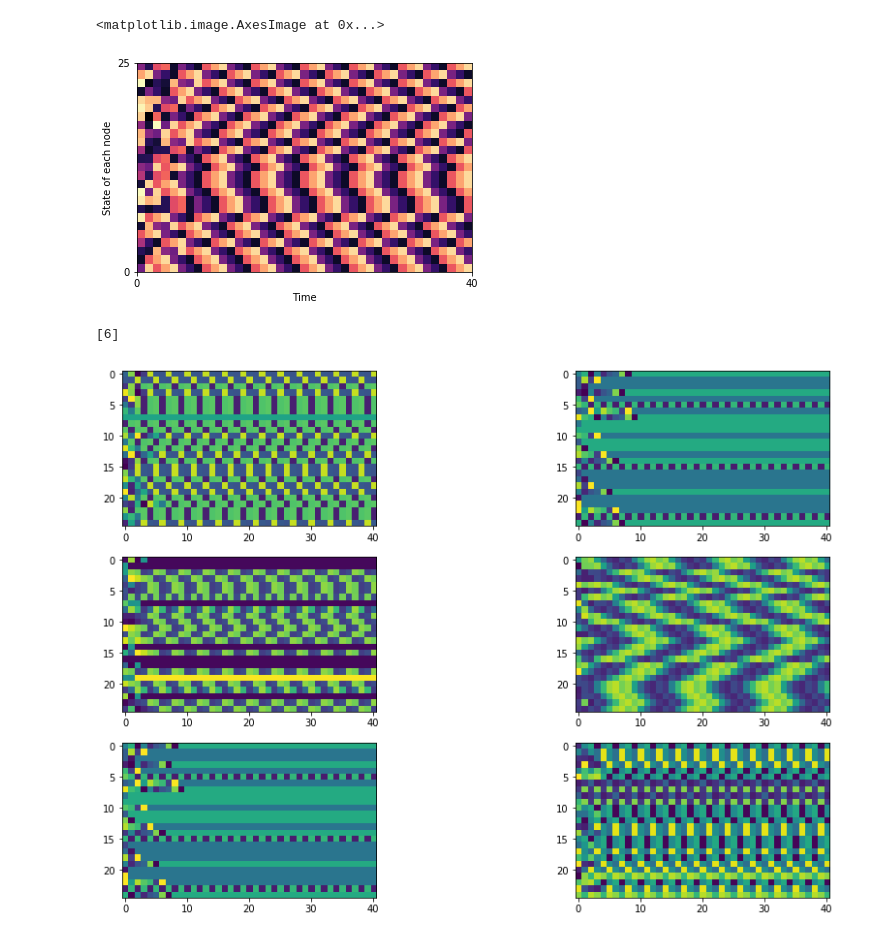
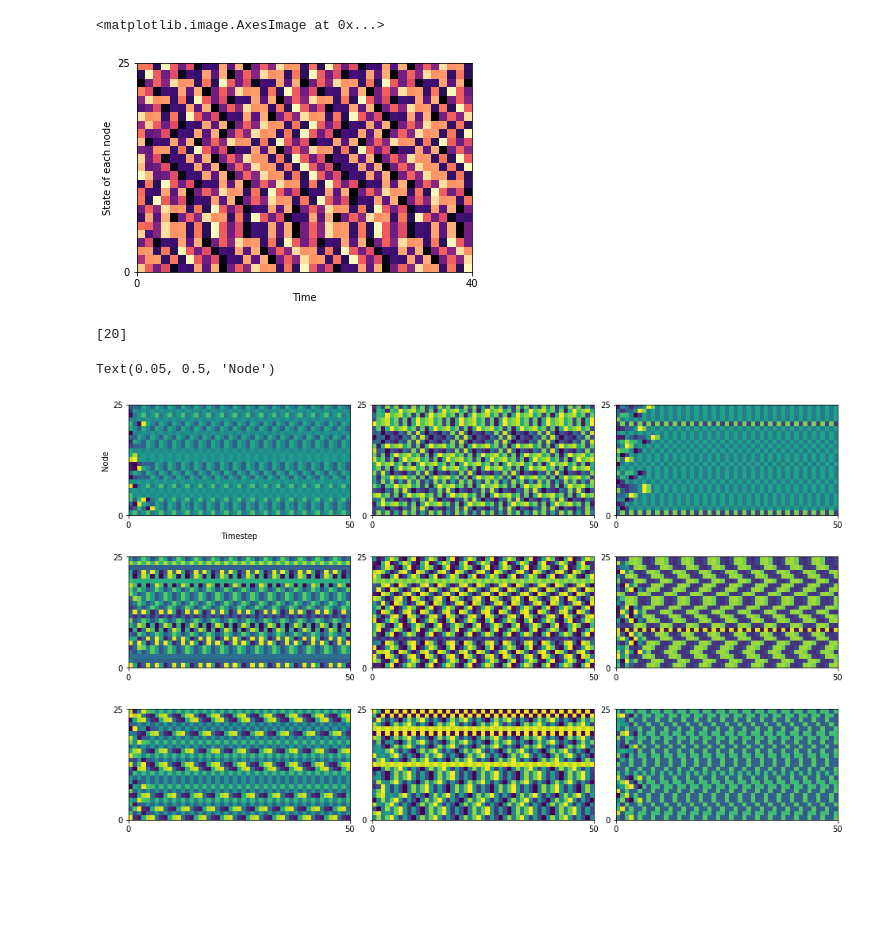
Before and after one commit to AustereTriceratops/Physics, a Jupyter notebook: Random Boolean Network/Random Boolean Network.ipynb, the cells around one changed output. Drawn from its saved outputs; the diff is of its cells as text; code cells hidden in the pictures; blank space fills up the shorter version.

```diff
--- a/Random Boolean Network/Random Boolean Network.ipynb
+++ b/Random Boolean Network/Random Boolean Network.ipynb
@@ -139,8 +139,10 @@ class Network:
             for d in divisors:
                 kernel_size = n
 
-                s = 1
-                while kernel_size + d >= self.time:
+                s = 0
+                while kernel_size + d >= self.time:  # loops indefinitely sometimes
+                    if kernel_size == 1:
+                        break
                     kernel_size = divisors[-1-s]
                     s += 1
 
@@ -157,22 +159,29 @@ a.run(40)
 a.show_history()
 # %% [output]
 <matplotlib.image.AxesImage at 0x...>
-[figure, old version]
+[figure, new version]
 # %%
 a.decompose_period()
 # %% [output]
-[6]
+[20]
 # %%
-fig, axes = plt.subplots(3,2, figsize=(16, 10), gridspec_kw={"wspace":0.1})
+fig, axes = plt.subplots(3,3, figsize=(16, 10), gridspec_kw={"wspace":0.1})
 
-group = [Network(25, num_inputs=1, discrete=False) for _ in range(6)]
+group = [Network(25, num_inputs=1, discrete=False) for _ in range(9)]
 for net in group:
-    net.run(40)
+    net.run(50)
 
 for i in range(3):
-    for j in range(2):
-        history_map = np.asarray(group[i + 2*j].state_history).transpose()
+    for j in range(3):
+        net = group[i + 3*j]
+        history_map = np.asarray(net.state_history).transpose()
         history_map = np.flip(history_map, 0)
-        axes[i][j].imshow(history_map)
+        axes[i][j].imshow(history_map, extent=[0, net.time, 0, net.size])
+        axes[i][j].set_xticks([0, net.time])
+        axes[i][j].set_yticks([0, net.size])
+
+axes[0][0].set_xlabel("Timestep")
+axes[0][0].set_ylabel("Node", position=(0.05,0.5))
 # %% [output]
+Text(0.05, 0.5, 'Node')
-[figure, old version]
+[figure, new version]
```
Also changed, not shown: parts of 1 cell of this notebook, 1 other file.
